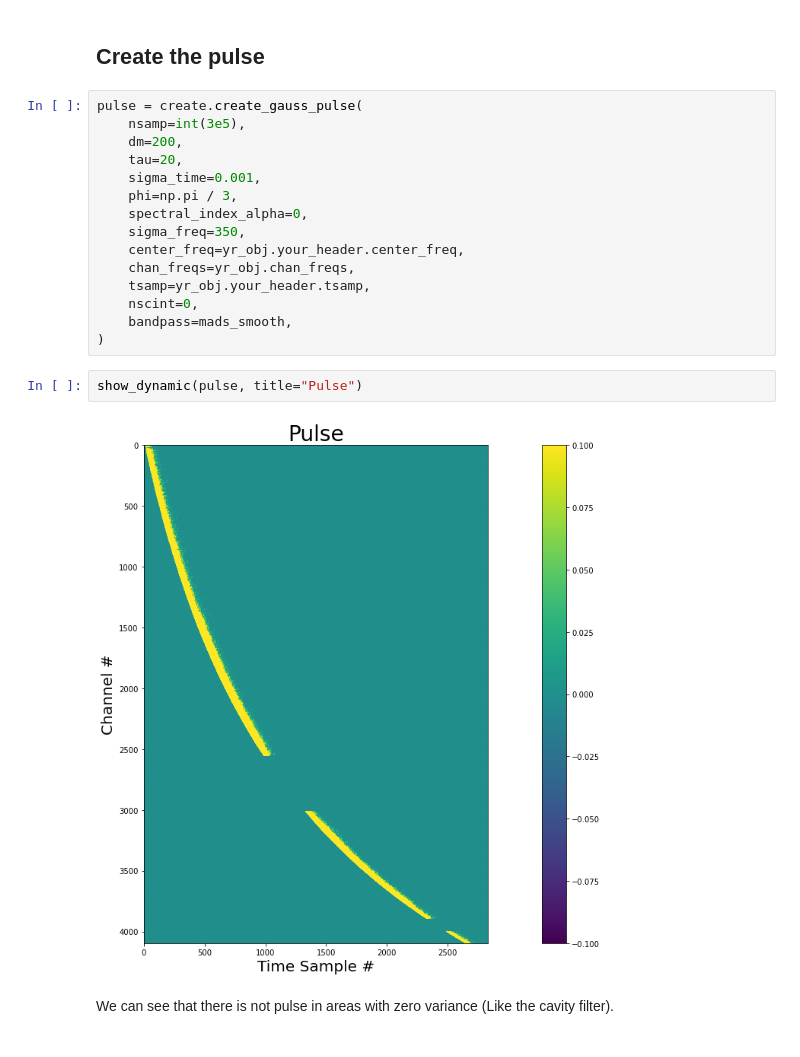
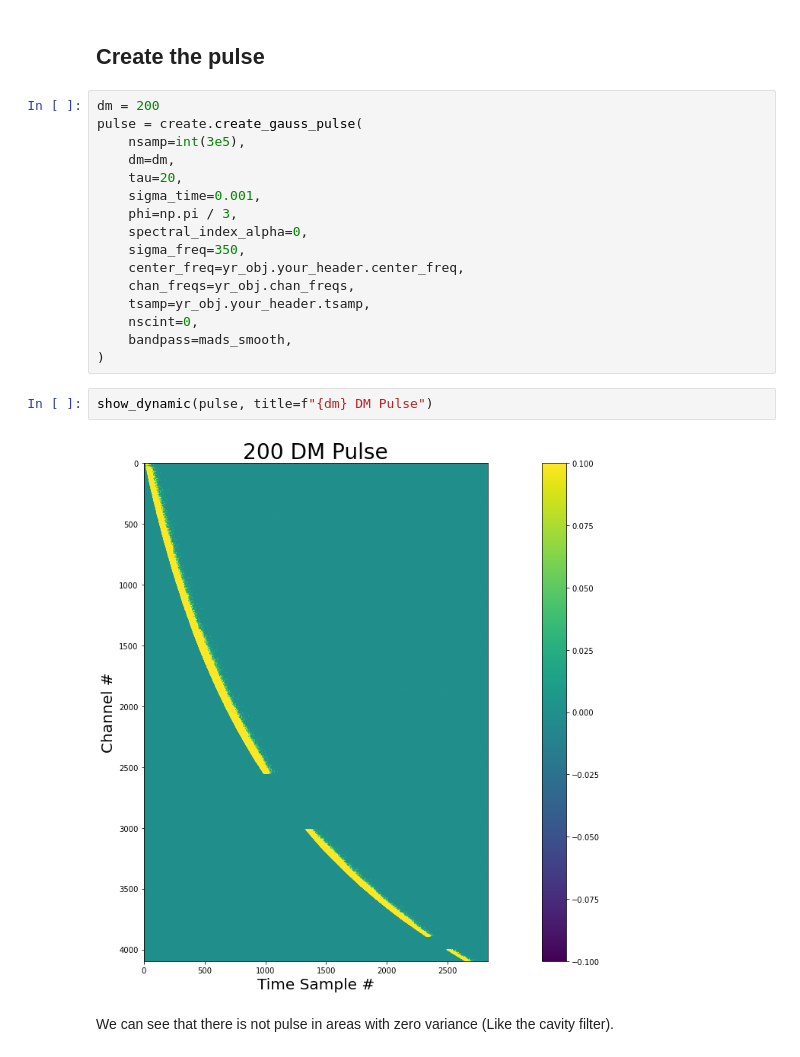
Before and after one commit to josephwkania/will, a Jupyter notebook: examples/inject_pulse.ipynb, the cells around one changed output. Saved outputs shown, nothing was run; the diff lists cells and outputs as text.

```diff
--- a/examples/inject_pulse.ipynb
+++ b/examples/inject_pulse.ipynb
@@ -73,9 +73,10 @@ plt.legend()
 # %% [markdown]
 ## Create the pulse
 # %%
+dm = 200
 pulse = create.create_gauss_pulse(
     nsamp=int(3e5),
-    dm=200,
+    dm=dm,
     tau=20,
     sigma_time=0.001,
     phi=np.pi / 3,
@@ -88,9 +89,9 @@ pulse = create.create_gauss_pulse(
     bandpass=mads_smooth,
 )
 # %%
-show_dynamic(pulse, title="Pulse")
+show_dynamic(pulse, title=f"{dm} DM Pulse")
 # %% [output]
-[figure, old version]
+[figure, new version]
 # %% [markdown]
 We can see that there is not pulse in areas with zero variance (Like the cavity filter).
 # %% [markdown]
```
Also changed, not shown: parts of 4 cells of this notebook.
